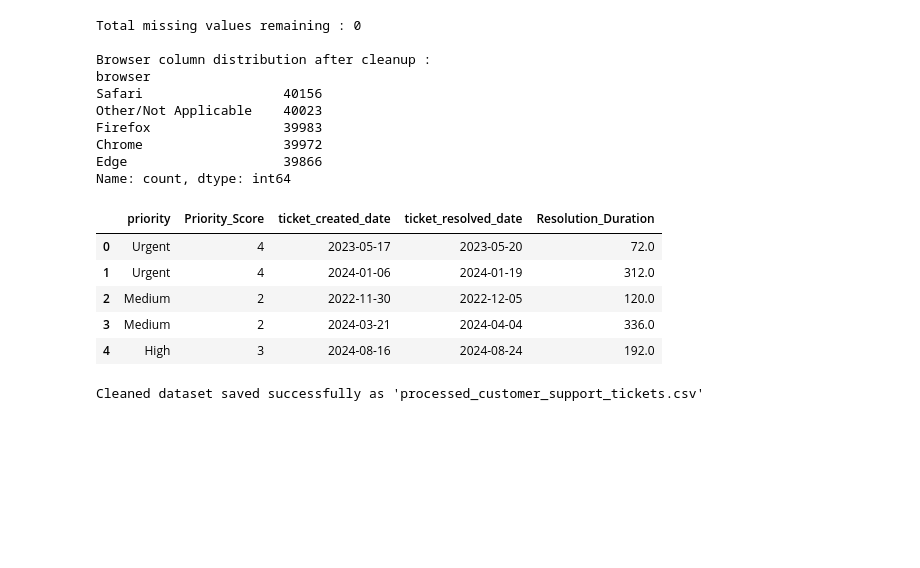
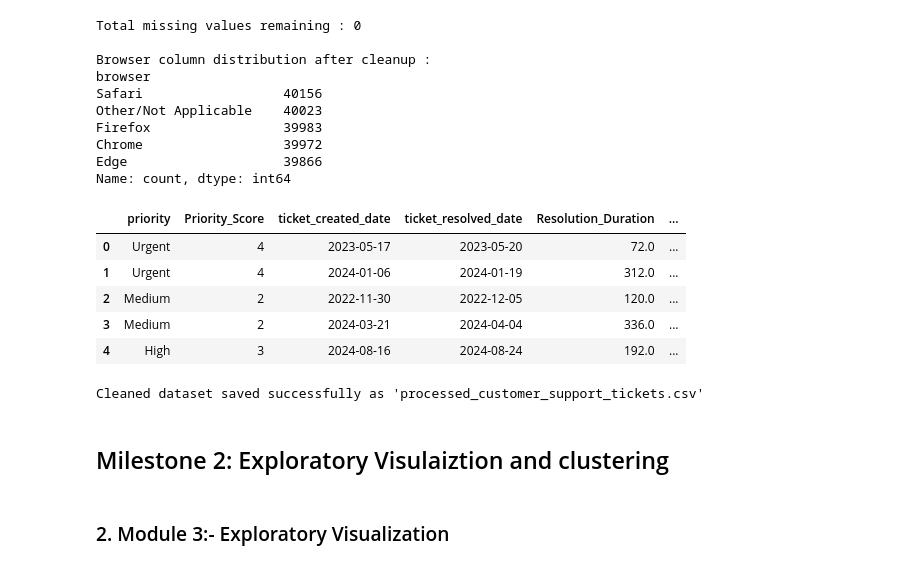
Before and after one commit to springboardmentor1210a/Supportlytics, a Jupyter notebook: analysis.ipynb, the cells around one changed output. Drawn from its saved outputs; the diff is of its cells as text; code cells hidden in the pictures; blank space fills up the shorter version.

```diff
--- a/analysis.ipynb
+++ b/analysis.ipynb
@@ -282,16 +297,27 @@ df['Resolution_Duration'] = df['Resolution_Duration'].round(2)
 # encoding priority into numerical scores for correlation and clustering later
 priority_map = {'Low': 1, 'Medium': 2, 'High': 3, 'Urgent': 4}
 df['Priority_Score'] = df['priority'].map(priority_map)
+# %%
+# Categorize resolution efficiency into SLA performance buckets
+def categorize_resolution(hours):
+    if hours <= 24:
+        return 'Fast (<24h)'
+    elif hours <= 72:
+        return 'Normal (24-72h)'
+    else:
+        return 'Slow (>72h)'
+
+df['Performance_Bucket'] = df['Resolution_Duration'].apply(categorize_resolution)
 # %%
 # newly added columns
-df[['priority', 'Priority_Score', 'ticket_created_date', 'ticket_resolved_date', 'Resolution_Duration']].head()
+df[['priority', 'Priority_Score', 'ticket_created_date', 'ticket_resolved_date', 'Resolution_Duration','Performance_Bucket']].head()
 # %% [output]
-|  | priority | Priority_Score | ticket_created_date | ticket_resolved_date | Resolution_Duration |
-| 0 | Urgent | 4 | 2023-05-17 | 2023-05-20 | 72.0 |
-| 1 | Urgent | 4 | 2024-01-06 | 2024-01-19 | 312.0 |
-| 2 | Medium | 2 | 2022-11-30 | 2022-12-05 | 120.0 |
-| 3 | Medium | 2 | 2024-03-21 | 2024-04-04 | 336.0 |
-| 4 | High | 3 | 2024-08-16 | 2024-08-24 | 192.0 |
+|  | priority | Priority_Score | ticket_created_date | ticket_resolved_date | Resolution_Duration | ... |
+| 0 | Urgent | 4 | 2023-05-17 | 2023-05-20 | 72.0 | ... |
+| 1 | Urgent | 4 | 2024-01-06 | 2024-01-19 | 312.0 | ... |
+| 2 | Medium | 2 | 2022-11-30 | 2022-12-05 | 120.0 | ... |
+| 3 | Medium | 2 | 2024-03-21 | 2024-04-04 | 336.0 | ... |
+| 4 | High | 3 | 2024-08-16 | 2024-08-24 | 192.0 | ... |
 # %%
 # saving the processed dataset
 clean_filename = 'processed_customer_support_tickets.csv'
@@ -301,3 +327,7 @@ print(f"\nCleaned dataset saved successfully as '{clean_filename}'")
 Cleaned dataset saved successfully as 'processed_customer_support_tickets.csv'
 # %%
 df = pd.read_csv('processed_customer_support_tickets.csv')
+# %% [markdown]
+## Milestone 2: Exploratory Visulaiztion and clustering
+# %% [markdown]
+### 2. Module 3:- Exploratory Visualization
```
Also changed, not shown: parts of 26 cells of this notebook.
